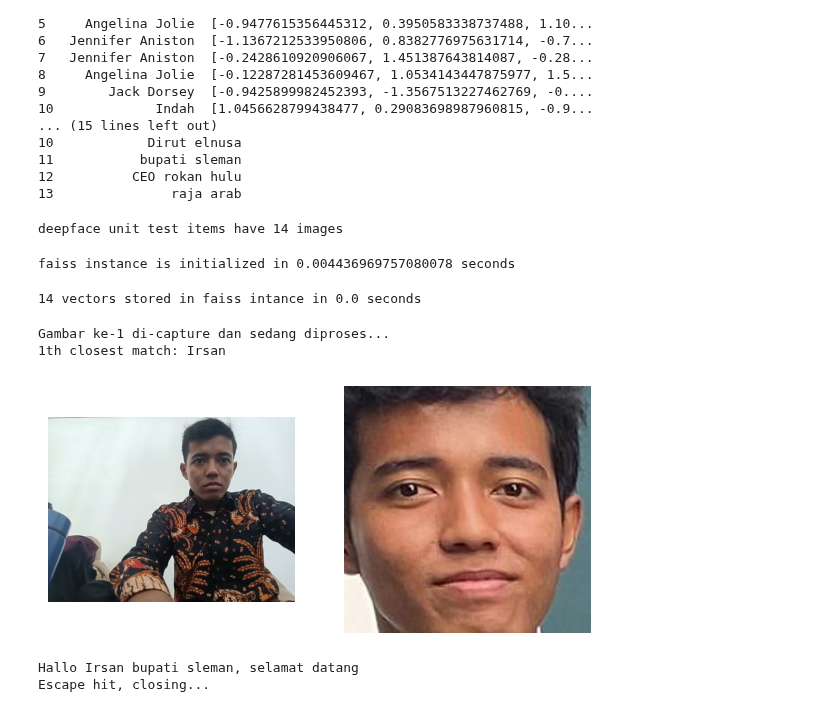
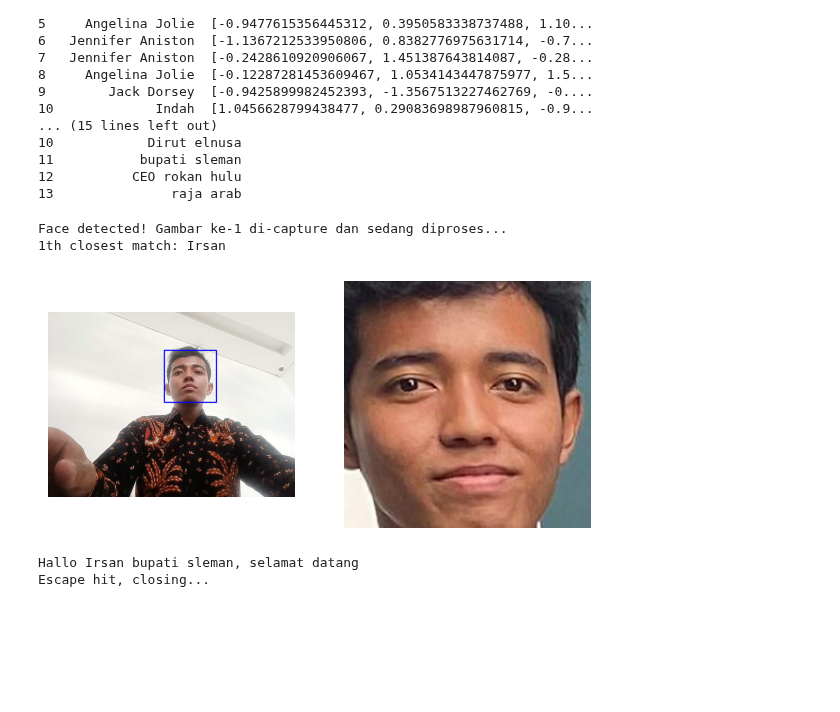
Before and after one commit to naykill/deepface, a Jupyter notebook: Belajar-DeepFace/cobaan.ipynb, the cells around one changed output. Saved outputs shown, nothing was run; the diff lists cells and outputs as text; code cells hidden in the pictures; blank space fills up the shorter version.

Commit message:
menambahkan kode, capture otomatis jika terdeteksi wajah

```diff
--- a/Belajar-DeepFace/cobaan.ipynb
+++ b/Belajar-DeepFace/cobaan.ipynb
@@ -131,10 +123,6 @@ index.add(embeddings)
 # %%
 # Simpan DataFrame ke CSV jika diperlukan
 df.to_csv("face_embeddings.csv", index=False)
-# %%
-print(f"deepface unit test items have {len(representations)} images")
-# %% [output]
-deepface unit test items have 14 images
 # %%
 embeddings = []
 for key, value in representations:
@@ -144,21 +132,15 @@ for key, value in representations:
 tic = time.time()
 index = faiss.IndexFlatL2(num_dimensions)
 toc = time.time()
-print(f"faiss instance is initialized in {toc-tic} seconds")
-# %% [output]
-faiss instance is initialized in 0.004436969757080078 seconds
 # %%
-tic = time.time()
 index.add(np.array(embeddings, dtype = "f"))
-toc = time.time()
-print(f"{len(embeddings)} vectors stored in faiss intance in {toc-tic} seconds")
-# %% [output]
-14 vectors stored in faiss intance in 0.0 seconds
 # %%
 # --- Tambahkan Webcam Input dengan Capturing Otomatis Tiap 10 Detik ---
+# Inisialisasi webcam
+cap = cv2.VideoCapture(0)
 
-# Inisialisasi webcam
-cap = cv2.VideoCapture(1)
+face_detected = False
+face_cascade = cv2.CascadeClassifier(cv2.data.haarcascades + 'haarcascade_frontalface_default.xml')  # Load face detector
 
 img_counter = 0
 capture_interval = 10  # Interval capture dalam detik
@@ -168,23 +150,33 @@ while True:
     # Baca frame dari webcam
     ret, frame = cap.read()
 
-    # Tampilkan frame dari webcam
+    # Deteksi wajah di frame yang ditangkap
+    gray_frame = cv2.cvtColor(frame, cv2.COLOR_BGR2GRAY)  # Konversi frame ke grayscale
+    faces = face_cascade.detectMultiScale(gray_frame, 1.3, 5)  # Deteksi wajah
+
+    # Jika wajah terdeteksi, tandai wajah di frame
+    if len(faces) > 0:
+        face_detected = True
+        for (x, y, w, h) in faces:
+            cv2.rectangle(frame, (x, y), (x + w, y + h), (255, 0, 0), 2)  # Gambar kotak di sekitar wajah
+
+    # Tampilkan frame dari webcam dengan deteksi wajah
     cv2.imshow('Webcam', frame)
 
-    # Cek waktu, jika sudah lebih dari 10 detik, capture gambar
+    # Jika wajah terdeteksi dan 10 detik berlalu, capture gambar
     current_time = time.time()
-    if current_time - start_time >= capture_interval:
+    if face_detected and (current_time - start_time >= capture_interval):
         img_counter += 1
 
-        # Alih-alih menyimpan frame yang di-capture, kita langsung memproses frame di memori
-        print(f"Gambar ke-{img_counter} di-capture dan sedang diproses...")
+        # Capture dan proses frame
+        print(f"Face detected! Gambar ke-{img_counter} di-capture dan sedang diproses...")
 
         # Proses gambar target dari webcam
         rgb_frame = cv2.cvtColor(frame, cv2.COLOR_BGR2RGB)  # Konversi ke RGB
         target_embedding = DeepFace.represent(
             img_path=rgb_frame,  # Gunakan frame RGB langsung dari memori
-            model_name="Facenet",
-            detector_backend="opencv",
+            model_name=model_name,
+            detector_backend=detector_backend,
             enforce_detection=False  # Allow processing even if no face detected
         )[0]["embedding"]
 
@@ -199,47 +191,48 @@ while True:
         # Tampilkan hasil pencarian dari DataFrame
         for idx, neighbour in enumerate(neighbours[0]):
             if neighbour < len(df):
+                neighbour_position = df.iloc[neighbour]['posisi']
                 neighbour_name = df.iloc[neighbour]['name']
-                neighbour_position = df.iloc[neighbour]['posisi']
                 neighbour_img_path = f"../Belajar-DeepFace/{representations[neighbour][0]}"
 
                 # Ambil wajah neighbor dari gambar
                 neighbour_img = DeepFace.extract_faces(
                     img_path=neighbour_img_path,
-                    detector_backend="opencv"
+                    detector_backend=detector_backend
                 )[0]["face"]
 
                 # Visualisasikan gambar target dan neighbor
                 print(f"{idx+1}th closest match: {neighbour_name}")
 
                 fig = plt.figure(figsize=(7, 7))
                 fig.add_subplot(1, 2, 1)
                 plt.imshow(rgb_frame)  # Gunakan gambar RGB untuk ditampilkan
                 plt.axis("off")
                 fig.add_subplot(1, 2, 2)
                 plt.imshow(neighbour_img)
                 plt.axis("off")
                 plt.show()
 
             else:
                 print(f"Index {neighbour} out of range for DataFrame")
 
         print(f"Hallo {neighbour_name} {neighbour_position}, selamat datang")
 
         # Reset waktu awal setelah capture
         start_time = current_time
+        face_detected = False  # Set ulang flag face_detected
 
     # Tekan ESC untuk keluar
     if cv2.waitKey(1) & 0xFF == 27:
         print("Escape hit, closing...")
         break
 
 # Lepaskan resource webcam dan tutup window
 cap.release()
 cv2.destroyAllWindows()
 # %% [output]
-Gambar ke-1 di-capture dan sedang diproses...
+Face detected! Gambar ke-1 di-capture dan sedang diproses...
 1th closest match: Irsan
-[figure, old version]
+[figure, new version]
 Hallo Irsan bupati sleman, selamat datang
 Escape hit, closing...
```
Also changed, not shown: parts of 3 cells of this notebook, 3 other files.
